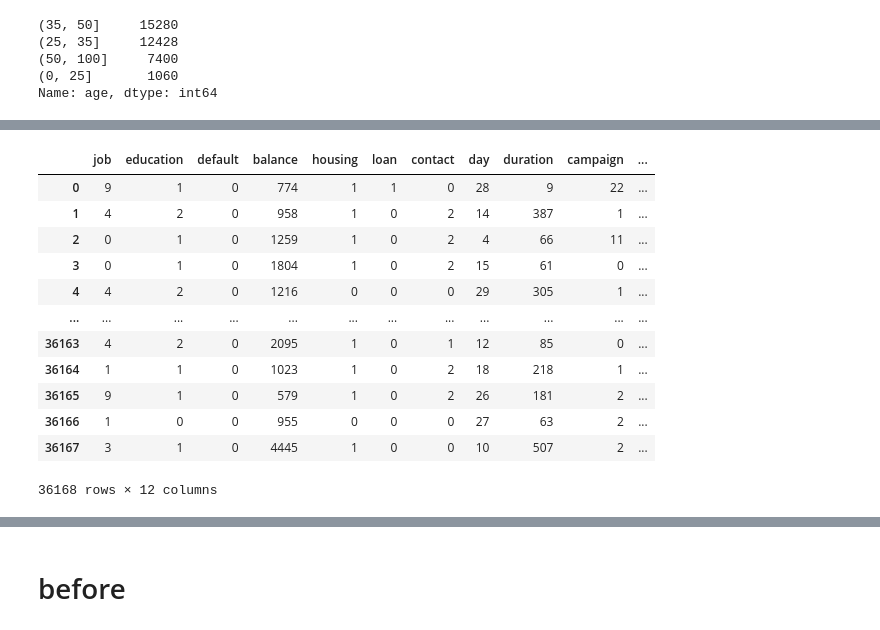
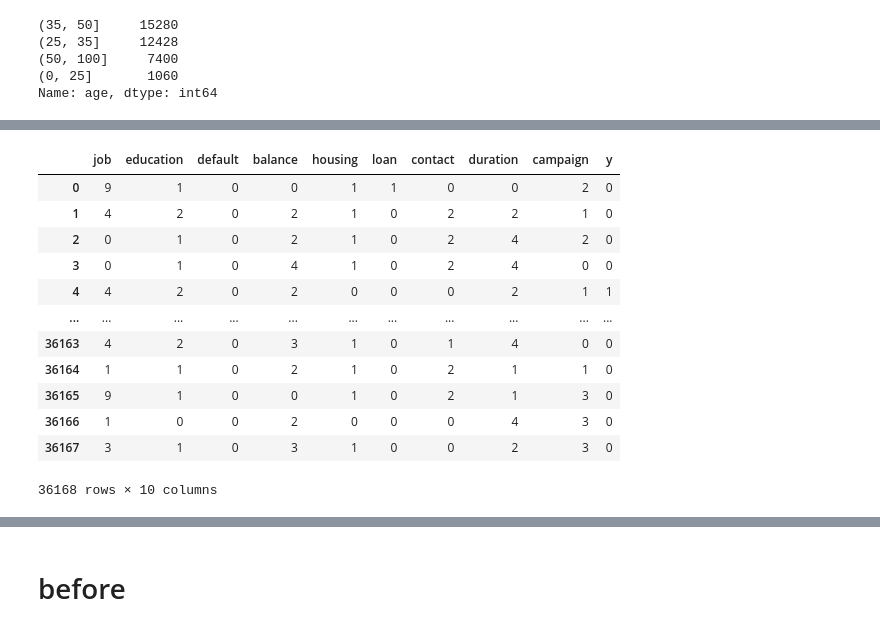
Before and after one commit to yikchungchan/DSA-5101-P1, a Jupyter notebook: DSA5101_project.ipynb, the cells around one changed output, grey strips where cells are left out. Cells and saved outputs as stored; diff of their text form; code cells hidden in the pictures.

```diff
--- a/DSA5101_project.ipynb
+++ b/DSA5101_project.ipynb
@@ -394,9 +394,14 @@ To make structured data ready for analyses, the data should be preprocessed. Dat
 # %%
 # making a copy of the df_raw dataset
 df_preprocessed = df_raw.copy()
+df_test_preprocessed = df_test_raw.copy()
+
+def extract_pdays_binary(x):
+  return 'no' if x == -1 else 'yes'
 
 # extracting the 'pdays_binary' variable
-df_preprocessed['pdays_binary'] = df_preprocessed['pdays'].map(lambda x: 'no' if x == -1 else 'yes')
+df_preprocessed['pdays_binary'] = df_preprocessed['pdays'].map(lambda x: extract_pdays_binary(x))
+df_test_preprocessed['pdays_binary'] = df_test_preprocessed['pdays'].map(lambda x: extract_pdays_binary(x))
 
 # moving the new column to after the 'pdays' column
 col_list = df_raw.columns.tolist()
@@ -412,6 +417,7 @@ month_mapping = {
 
 # apply the mapping to the 'month' column
 df_preprocessed['month'] = df_preprocessed['month'].map(month_mapping)
+df_test_preprocessed['month'] = df_test_preprocessed['month'].map(month_mapping)
 
 df_preprocessed
 # %% [output]
@@ -745,12 +801,3 @@ df_postprocessed['age'].value_counts()
 (50, 100]     7400
 (0, 25]       1060
 Name: age, dtype: int64
-# %%
-from sklearn.preprocessing import LabelEncoder
-
-labelencoder = LabelEncoder()
-
-for column in df_postprocessed.columns:
-    df_postprocessed[column] = labelencoder.fit_transform(df_postprocessed[column])
-
-df_postprocessed
@@ -770,0 +804,20 @@ df_postprocessed
+# %%
+from sklearn.preprocessing import LabelEncoder
+
+labelencoder = LabelEncoder()
+
+df_postprocessed_encoded = df_postprocessed.copy()
+df_test_postprocessed_encoded = df_test_postprocessed.copy()
+
+# labelencoder.fit(df_postprocessed_encoded)
+# labelencoder.transform(df_postprocessed_encoded)
+
+for column in df_postprocessed_encoded.columns:
+  labelencoder.fit(df_postprocessed_encoded[column])
+  df_postprocessed_encoded[column] = labelencoder.transform(df_postprocessed_encoded[column])
+  df_test_postprocessed_encoded[column] = labelencoder.transform(df_test_postprocessed_encoded[column])
+
+# for column in df_test_postprocessed_encoded:
+#   df_test_postprocessed_encoded[column] = labelencoder.transform(df_test_postprocessed_encoded[column])
+
+df_postprocessed_encoded
@@ -793,7 +876,7 @@ def calculate_vif(data):
   return vif_data
 
 
-vif_data = calculate_vif(df_postprocessed.drop(columns=['y']))
+vif_data = calculate_vif(df_postprocessed_encoded.drop(columns=['y']))
 vif_data
 # %% [output]
 |  | feature | VIF |
@@ -817,19 +899,20 @@ vif_data
 # %%
 vif_filtered = vif_data[vif_data['VIF'] > 5]
 
-df_postprocessed_vif_removed = df_postprocessed.drop(columns=vif_filtered['feature'].values)
+df_postprocessed_vif_removed = df_postprocessed_encoded.drop(columns=vif_filtered['feature'].values)
+df_test_postprocessed_vif_removed = df_test_postprocessed_encoded.drop(columns=vif_filtered['feature'].values)
 df_postprocessed_vif_removed
 # %% [output]
-|  | job | education | default | balance | housing | loan | contact | day | duration | campaign | ... |
-| 0 | 9 | 1 | 0 | 774 | 1 | 1 | 0 | 28 | 9 | 22 | ... |
-| 1 | 4 | 2 | 0 | 958 | 1 | 0 | 2 | 14 | 387 | 1 | ... |
-| 2 | 0 | 1 | 0 | 1259 | 1 | 0 | 2 | 4 | 66 | 11 | ... |
-| 3 | 0 | 1 | 0 | 1804 | 1 | 0 | 2 | 15 | 61 | 0 | ... |
-| 4 | 4 | 2 | 0 | 1216 | 0 | 0 | 0 | 29 | 305 | 1 | ... |
-| ... | ... | ... | ... | ... | ... | ... | ... | ... | ... | ... | ... |
-| 36163 | 4 | 2 | 0 | 2095 | 1 | 0 | 1 | 12 | 85 | 0 | ... |
-| 36164 | 1 | 1 | 0 | 1023 | 1 | 0 | 2 | 18 | 218 | 1 | ... |
-| 36165 | 9 | 1 | 0 | 579 | 1 | 0 | 2 | 26 | 181 | 2 | ... |
-| 36166 | 1 | 0 | 0 | 955 | 0 | 0 | 0 | 27 | 63 | 2 | ... |
-| 36167 | 3 | 1 | 0 | 4445 | 1 | 0 | 0 | 10 | 507 | 2 | ... |
+|  | job | education | default | balance | housing | loan | contact | duration | campaign | y |
+| 0 | 9 | 1 | 0 | 0 | 1 | 1 | 0 | 0 | 2 | 0 |
+| 1 | 4 | 2 | 0 | 2 | 1 | 0 | 2 | 2 | 1 | 0 |
+| 2 | 0 | 1 | 0 | 2 | 1 | 0 | 2 | 4 | 2 | 0 |
+| 3 | 0 | 1 | 0 | 4 | 1 | 0 | 2 | 4 | 0 | 0 |
+| 4 | 4 | 2 | 0 | 2 | 0 | 0 | 0 | 2 | 1 | 1 |
+| ... | ... | ... | ... | ... | ... | ... | ... | ... | ... | ... |
+| 36163 | 4 | 2 | 0 | 3 | 1 | 0 | 1 | 4 | 0 | 0 |
+| 36164 | 1 | 1 | 0 | 2 | 1 | 0 | 2 | 1 | 1 | 0 |
+| 36165 | 9 | 1 | 0 | 0 | 1 | 0 | 2 | 1 | 3 | 0 |
+| 36166 | 1 | 0 | 0 | 2 | 0 | 0 | 0 | 4 | 3 | 0 |
+| 36167 | 3 | 1 | 0 | 3 | 1 | 0 | 0 | 2 | 3 | 0 |
-36168 rows × 12 columns
+36168 rows × 10 columns
```
Also changed, not shown: parts of 23 cells of this notebook.
